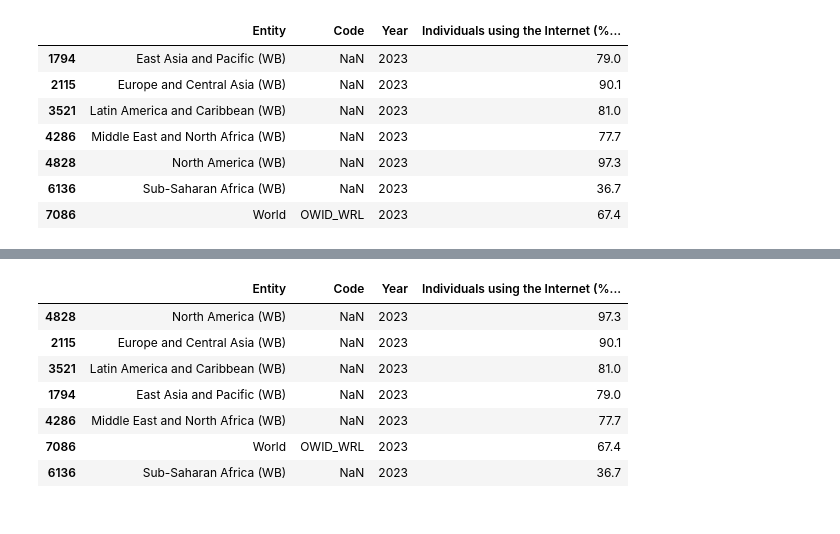
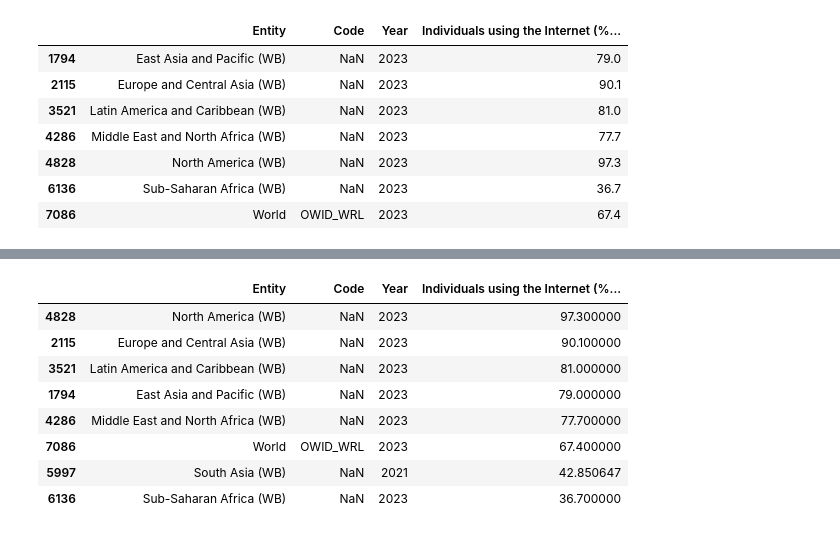
Before and after one commit to fredrikkron/data-visualization-fredrik-kron-de24, a Jupyter notebook: exercises/exercise_2/2.0.ipynb, the cells around one changed output, grey strips where cells are left out. Saved outputs shown, nothing was run; the diff lists cells and outputs as text; code cells hidden in the pictures.

```diff
--- a/exercises/exercise_2/2.0.ipynb
+++ b/exercises/exercise_2/2.0.ipynb
@@ -98,3 +97,6 @@ df2023
 | 4828 | North America (WB) | NaN | 2023 | 97.3 |
 | 6136 | Sub-Saharan Africa (WB) | NaN | 2023 | 36.7 |
 | 7086 | World | OWID_WRL | 2023 | 67.4 |
+# %%
+south_asia = df[(df["Entity"] == "South Asia (WB)") & (df["Year"] == 2021)]
+south_asia
@@ -100,0 +106,3 @@ df2023
+# %%
+df_all = pd.concat([df2023, south_asia])
+df_all
@@ -101,16 +119,17 @@ df2023
 # %%
-df2023 = df2023.sort_values(
+dfall = df_all.sort_values(
     by="Individuals using the Internet (% of population)", ascending=False
 )
-df2023
+dfall
 # %% [output]
 |  | Entity | Code | Year | Individuals using the Internet (%... |
-| 4828 | North America (WB) | NaN | 2023 | 97.3 |
-| 2115 | Europe and Central Asia (WB) | NaN | 2023 | 90.1 |
-| 3521 | Latin America and Caribbean (WB) | NaN | 2023 | 81.0 |
-| 1794 | East Asia and Pacific (WB) | NaN | 2023 | 79.0 |
-| 4286 | Middle East and North Africa (WB) | NaN | 2023 | 77.7 |
-| 7086 | World | OWID_WRL | 2023 | 67.4 |
-| 6136 | Sub-Saharan Africa (WB) | NaN | 2023 | 36.7 |
+| 4828 | North America (WB) | NaN | 2023 | 97.300000 |
+| 2115 | Europe and Central Asia (WB) | NaN | 2023 | 90.100000 |
+| 3521 | Latin America and Caribbean (WB) | NaN | 2023 | 81.000000 |
+| 1794 | East Asia and Pacific (WB) | NaN | 2023 | 79.000000 |
+| 4286 | Middle East and North Africa (WB) | NaN | 2023 | 77.700000 |
+| 7086 | World | OWID_WRL | 2023 | 67.400000 |
+| 5997 | South Asia (WB) | NaN | 2021 | 42.850647 |
+| 6136 | Sub-Saharan Africa (WB) | NaN | 2023 | 36.700000 |
 # %%
 fig = px.bar(
```
Also changed, not shown: parts of 4 cells of this notebook.
